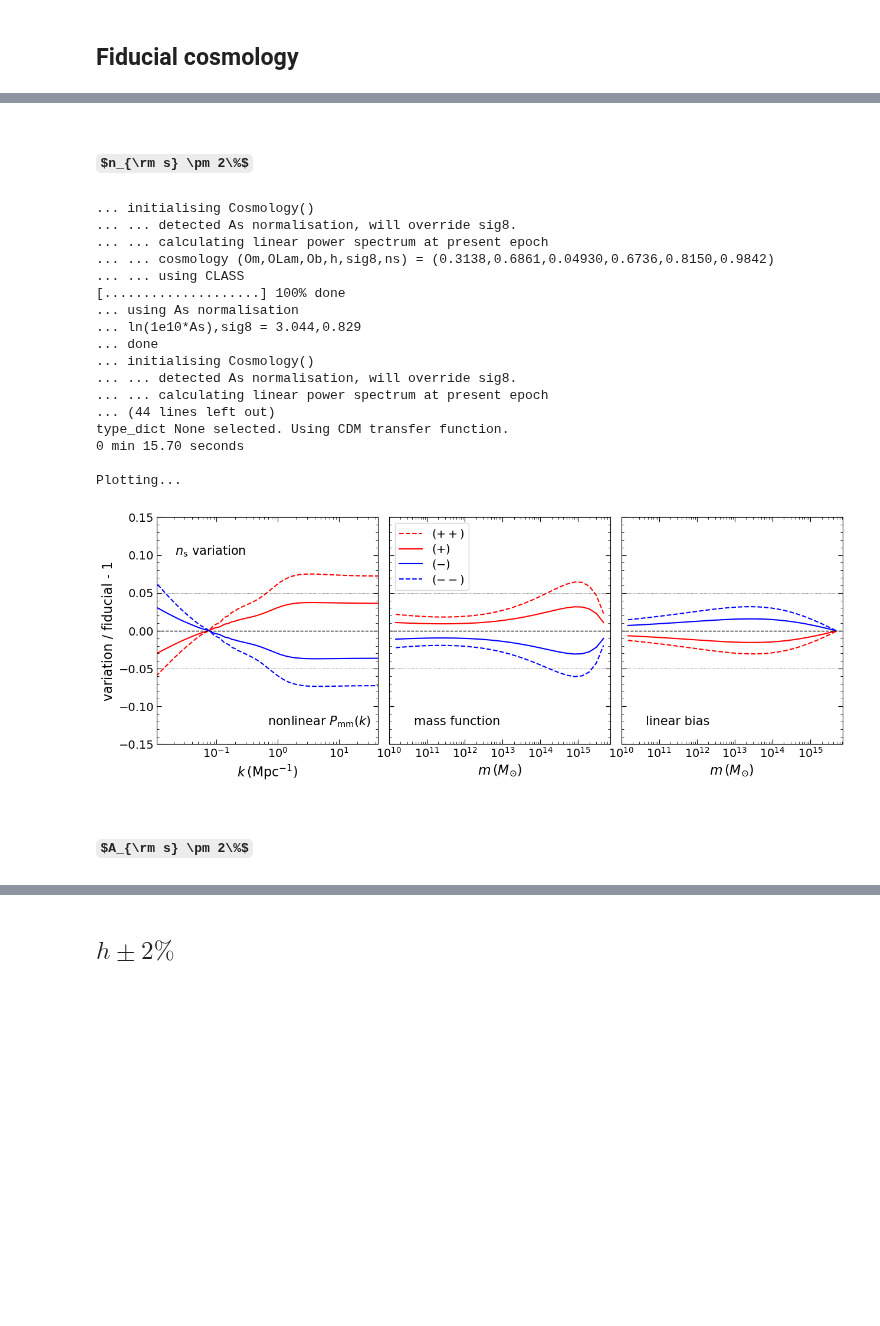
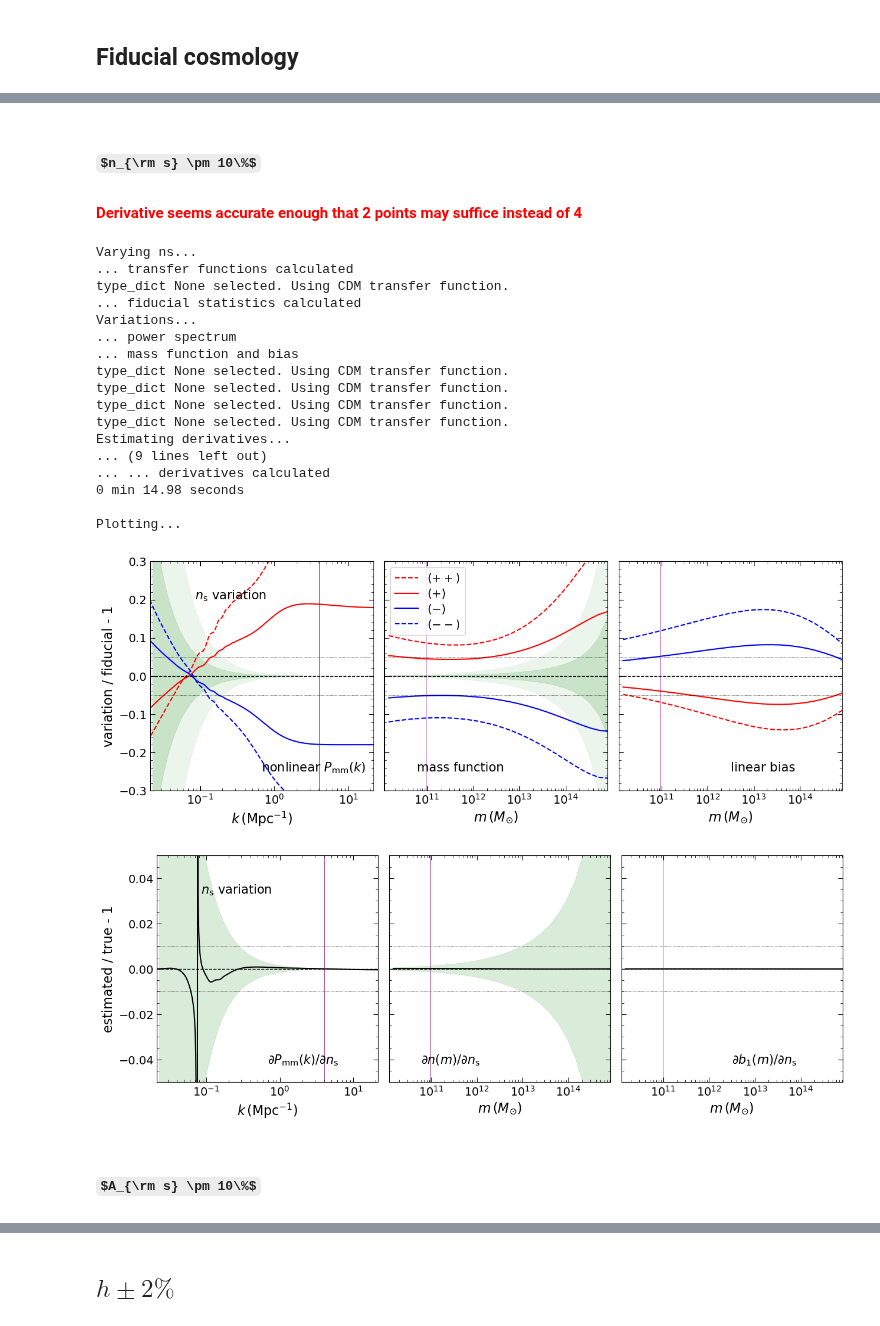
Before and after one commit to a-paranjape/sahyadri-sandbox, a Jupyter notebook: exploration/CosmoParamVariations.ipynb, the cells around one changed output, grey strips where cells are left out. Cells and saved outputs as stored; diff of their text form; code cells hidden in the pictures; some formulas as TeX source; blank space fills up the shorter version.

```diff
--- a/exploration/CosmoParamVariations.ipynb
+++ b/exploration/CosmoParamVariations.ipynb
@@ -58,9 +58,9 @@ Statistics explored <span style="color:red"> (all at $z=0$)</span>:
 # %% [markdown]
 ## Fiducial cosmology
 # %%
-# to control plots
 Lbox = 200.0
-Npart = 2048
+Npart = 256
+Npart_target = 2048
 # %%
 Om = 0.3137721
 Ob = 0.0493017
@@ -73,9 +73,18 @@ w0 = -1.0
 Pklin = 'class'
 
 start_time = time()
-co_fid = Cosmology(Om=Om,Ob=Ob,Ok=Ok,hubble=h,ns=ns,As=As,wDE0=w0,Pklin=Pklin)
-# Dnl_fid = co_fid.nonlinearpower(model=1)
-# kvals = co_fid.ktab_lin*co_fid.hubble # values in Mpc^-1
+co_fid = Cosmology(Om=Om,Ob=Ob,Ok=Ok,hubble=h,ns=ns,As=As,wDE0=w0,Pklin=Pklin,verbose=False)
+
+kmin = (2*np.pi/Lbox)
+kmax = np.pi*Npart/Lbox
+kbins = np.logspace(np.log10(kmin),np.log10(kmax),30)
+dlnk = np.log(kbins[1]/kbins[0])
+kmid = np.sqrt(kbins[1:]*kbins[:-1])
+
+Vk = 8*np.pi/3*kmid**3*np.cosh(1.5*dlnk)
+Nk = Vk*Lbox**3/(2*np.pi)**3
+rel_err_Pk = np.sqrt(2/(Nk+1e-20))
+kmid *= co_fid.hubble # convert to Mpc^-1 for plotting
 
 mtab = np.logspace(10,15.5,30) # Msun/h
 # mf_fid,b1_fid = co_fid.massfuncbiasTinker(mtab)
@@ -292,26 +482,28 @@ Plotting...
 # %% [markdown]
-## $n_{\rm s} \pm 2\%$
+## $n_{\rm s} \pm 10\%$
+#### <span style="color:red"> Derivative seems accurate enough that 2 points may suffice instead of 4 </span>
 # %%
-vary_and_plot('ns',0.02*co_fid.ns,co_fid,mvals)
+vary_and_plot('ns',0.1*co_fid.ns,co_fid,mvals,var_acc=1e-3*co_fid.ns,sig_thresh=3.0,k_sim=kmid,rePk_sim=rel_err_Pk)
 # %% [output]
-... initialising Cosmology()
-... ... detected As normalisation, will override sig8.
-... ... calculating linear power spectrum at present epoch
-... ... cosmology (Om,OLam,Ob,h,sig8,ns) = (0.3138,0.6861,0.04930,0.6736,0.8150,0.9842)
-... ... using CLASS
-[....................] 100% done
-... using As normalisation
-... ln(1e10*As),sig8 = 3.044,0.829
-... done
-... initialising Cosmology()
-... ... detected As normalisation, will override sig8.
-... ... calculating linear power spectrum at present epoch
-... (44 lines left out)
+Varying ns...
+... transfer functions calculated
 type_dict None selected. Using CDM transfer function.
-0 min 15.70 seconds
+... fiducial statistics calculated
+Variations...
+... power spectrum
+... mass function and bias
+type_dict None selected. Using CDM transfer function.
+type_dict None selected. Using CDM transfer function.
+type_dict None selected. Using CDM transfer function.
+type_dict None selected. Using CDM transfer function.
+Estimating derivatives...
+... (9 lines left out)
+... ... derivatives calculated
+0 min 14.98 seconds
 
 Plotting...
-[figure, old version]
+[figure, new version]
+[figure, added]
 # %% [markdown]
-## $A_{\rm s} \pm 2\%$
+## $A_{\rm s} \pm 10\%$
 # %%
```
Also changed, not shown: parts of 13 cells of this notebook.
